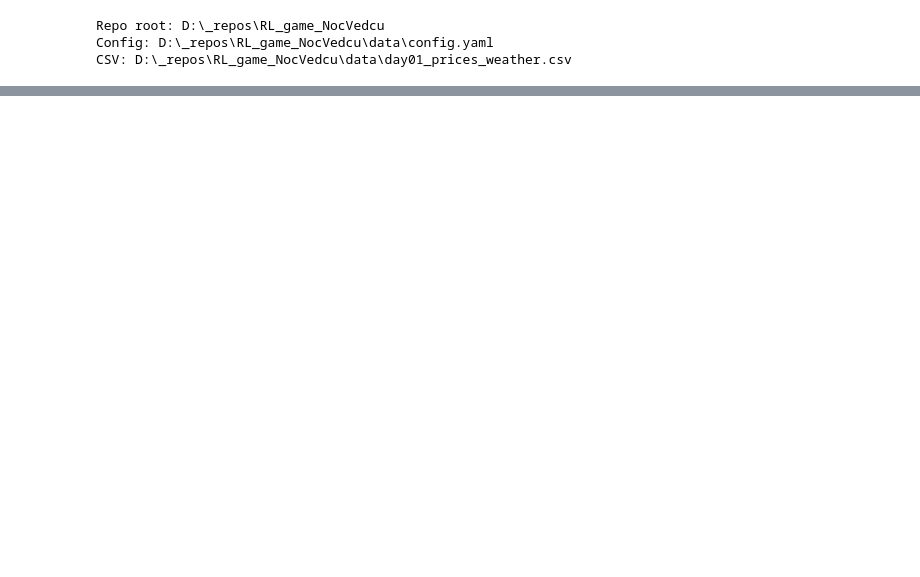
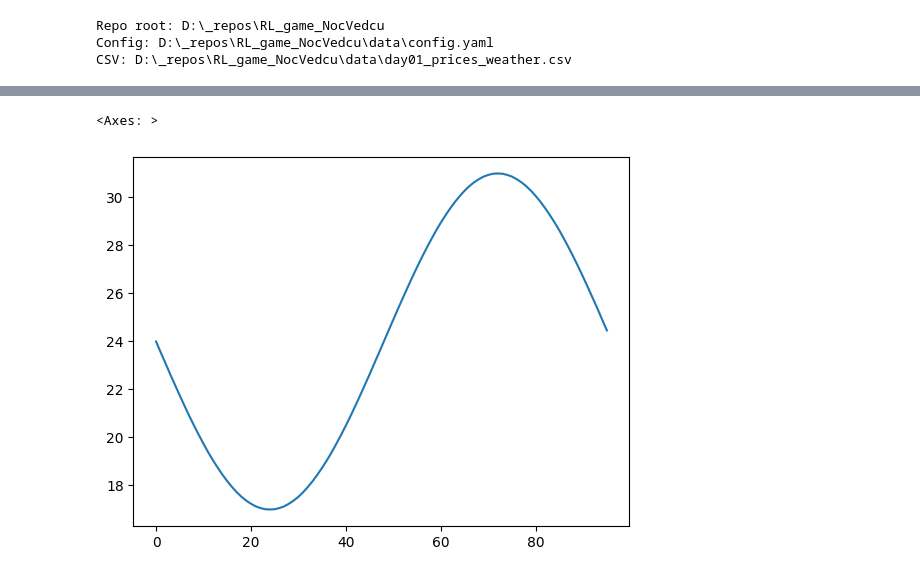
Before and after one commit to agemanzi/RL_game_NocVedcu, a Jupyter notebook: src/simulation.ipynb, the cells around one changed output, grey strips where cells are left out. Drawn from its saved outputs; the diff is of its cells as text; code cells hidden in the pictures; blank space fills up the shorter version.

```diff
--- a/src/simulation.ipynb
+++ b/src/simulation.ipynb
@@ -26,0 +42,5 @@ ModuleNotFoundError: No module named 'thermal_toy.simulation'
+# %%
+df["Tout_c"].plot()
+# %% [output]
+<Axes: >
+[figure, added]
```
Also changed, not shown: parts of 3 cells of this notebook, 20 other files.
